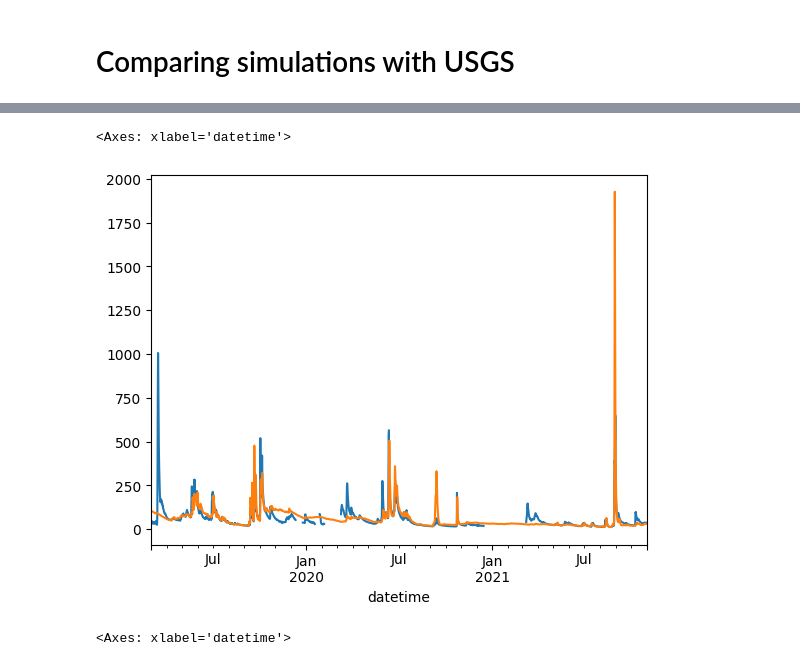
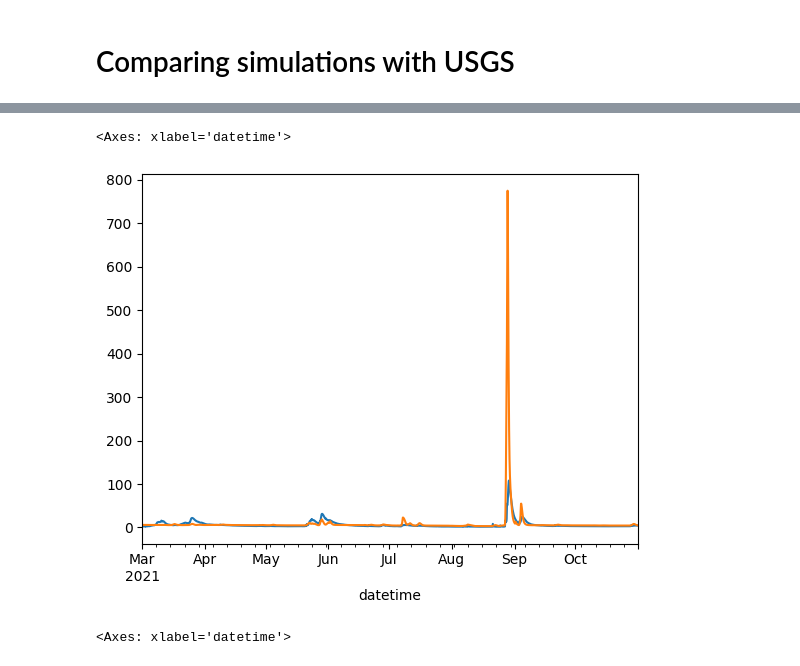
Before and after one commit to nicolas998/network_conditioning, a Jupyter notebook: notebooks/hlm_process_results.ipynb, the cells around one changed output, grey strips where cells are left out. Saved outputs shown, nothing was run; the diff lists cells and outputs as text; code cells hidden in the pictures.

```diff
--- a/notebooks/hlm_process_results.ipynb
+++ b/notebooks/hlm_process_results.ipynb
@@ -10,5 +10,6 @@ sys.path.insert(0, '/home/nicolas/hpchome/network_conditioning/codes/')
 # %% [markdown]
 # Comparing simulations with USGS
 # %%
-usgs = pd.read_csv('../local_data/tables/usgs_temporal_linked_w_trimmed.csv', dtype ={'STAID':str})
+usgs = pd.read_csv('../local_data/tables/usgs_final_linked.csv', dtype ={'index':str, 'LINKNO':str})
 usgs.set_index('LINKNO', inplace = True)
+usgs['index'] = ['0%s'%i for i in usgs['index']]
@@ -28,3 +16,14 @@ qs['05411600'].plot()
+# %%
+qs = pd.read_parquet('../local_data/ifis_config/proj1/sim_flows.gzip')
+#qs = pd.read_parquet('../local_data/ifis_config/turkey/sim_flows.gzip')
+#qs = pd.read_parquet('../local_data/ifis_config/waverly/sim_flows.gzip')
+idx = usgs.index.intersection(qs.columns)
+colnames = usgs.loc[qs[idx].columns, 'index'].to_dict()
+qs.rename(columns=colnames, inplace = True)
+#colnames = usgs.loc[qs.columns.astype(int), 'index']
+# colnames.index = ['0%d'%i for i in colnames.index]
+# qs.rename(columns=colnames, inplace = True)
+qs.index = qs.index - pd.Timedelta('5h')
 # %%
-gauge = '05412500'
+gauge = '06809500'
 qo = pd.read_parquet('/home/nicolas/hpchome/2022_iowa_hd/processed/usgs/%s.gzip' % gauge)
@@ -31,9 +43,9 @@ qo = pd.read_parquet('/home/nicolas/hpchome/2022_iowa_hd/processed/usgs/%s.gzip'
 # %%
-qo.loc['2019-03':'2021-10','00060'].plot()
-qs.loc['2019-03':'2021-10',gauge].plot()
+qo.loc['2021-03':'2021-10','00060'].plot()
+qs.loc['2021-03':'2021-10',gauge].plot()
 # %% [output]
 <Axes: xlabel='datetime'>
-[figure, old version]
+[figure, new version]
 # %%
 qo.loc['2016-06':'2016-10','00060'].plot()
 qs.loc['2016-06':'2016-10',gauge].plot()
```
Also changed, not shown: parts of 11 cells of this notebook, 3 other files.
